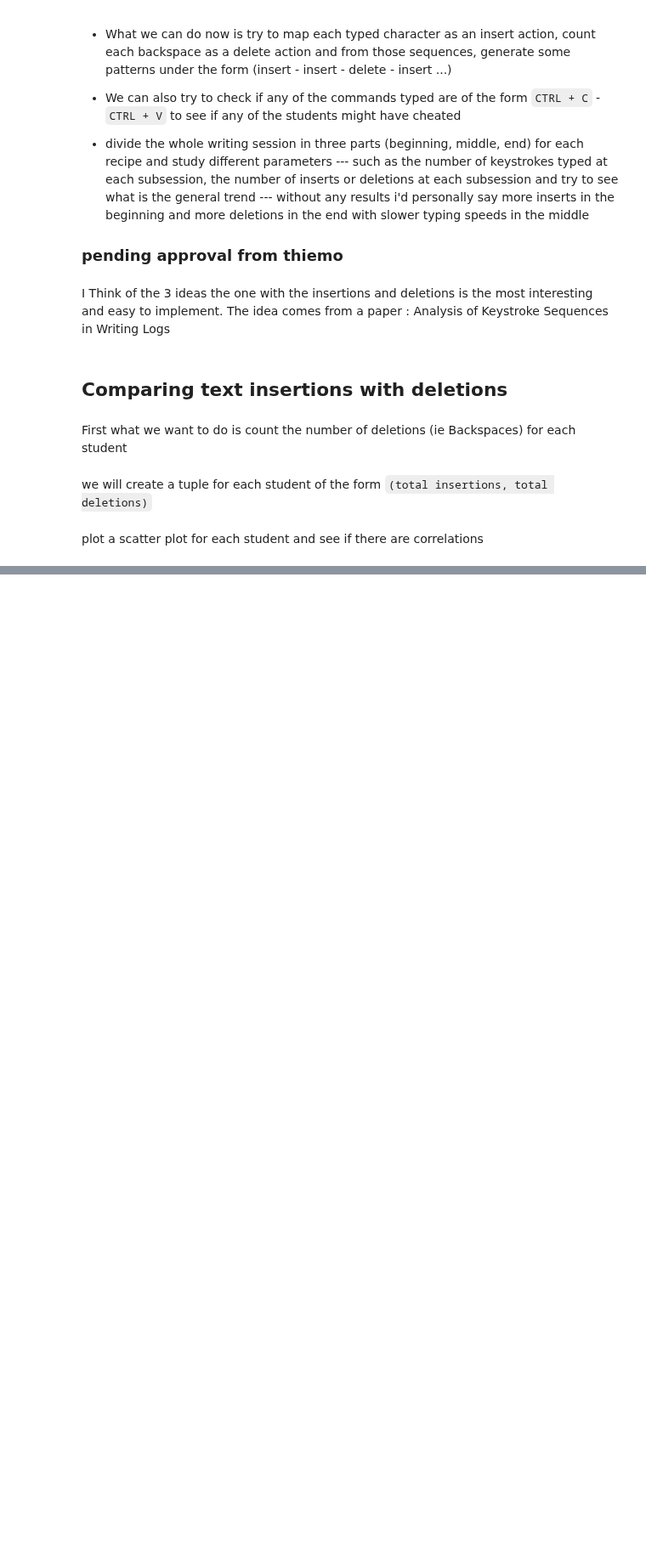
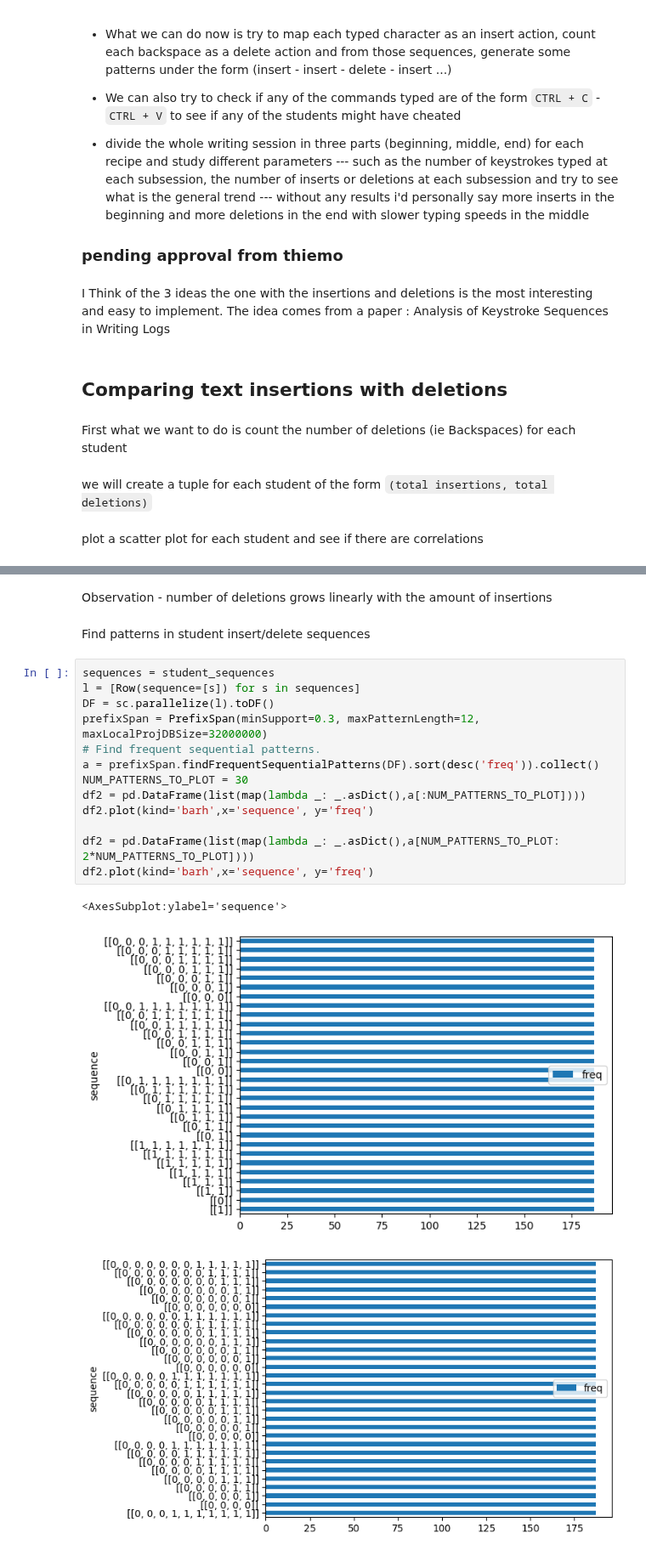
Before and after one commit to lucamouchel/Understanding-Revision-Behavior, a Jupyter notebook: Project.ipynb, the cells around one changed output, grey strips where cells are left out. Shown at 85% size. Saved outputs shown, nothing was run; the diff lists cells and outputs as text; blank space fills up the shorter version.

```diff
--- a/Project.ipynb
+++ b/Project.ipynb
@@ -242,0 +263,21 @@ user_df.plot.scatter(x='insertions', y='deletions', c='deletions', colormap='hsv
+# %% [markdown]
+Observation - number of deletions grows linearly with the amount of insertions
+# %% [markdown]
+Find patterns in student insert/delete sequences
+# %%
+sequences = student_sequences
+l = [Row(sequence=[s]) for s in sequences]
+DF = sc.parallelize(l).toDF()
+prefixSpan = PrefixSpan(minSupport=0.3, maxPatternLength=12, maxLocalProjDBSize=32000000)
+# Find frequent sequential patterns.
+a = prefixSpan.findFrequentSequentialPatterns(DF).sort(desc('freq')).collect()
+NUM_PATTERNS_TO_PLOT = 30
+df2 = pd.DataFrame(list(map(lambda _: _.asDict(),a[:NUM_PATTERNS_TO_PLOT])))
+df2.plot(kind='barh',x='sequence', y='freq')
+
+df2 = pd.DataFrame(list(map(lambda _: _.asDict(),a[NUM_PATTERNS_TO_PLOT: 2*NUM_PATTERNS_TO_PLOT])))
+df2.plot(kind='barh',x='sequence', y='freq')
+# %% [output]
+<AxesSubplot:ylabel='sequence'>
+[figure, added]
+[figure, added]
```
Also changed, not shown: parts of 4 cells of this notebook, 4 other files.
